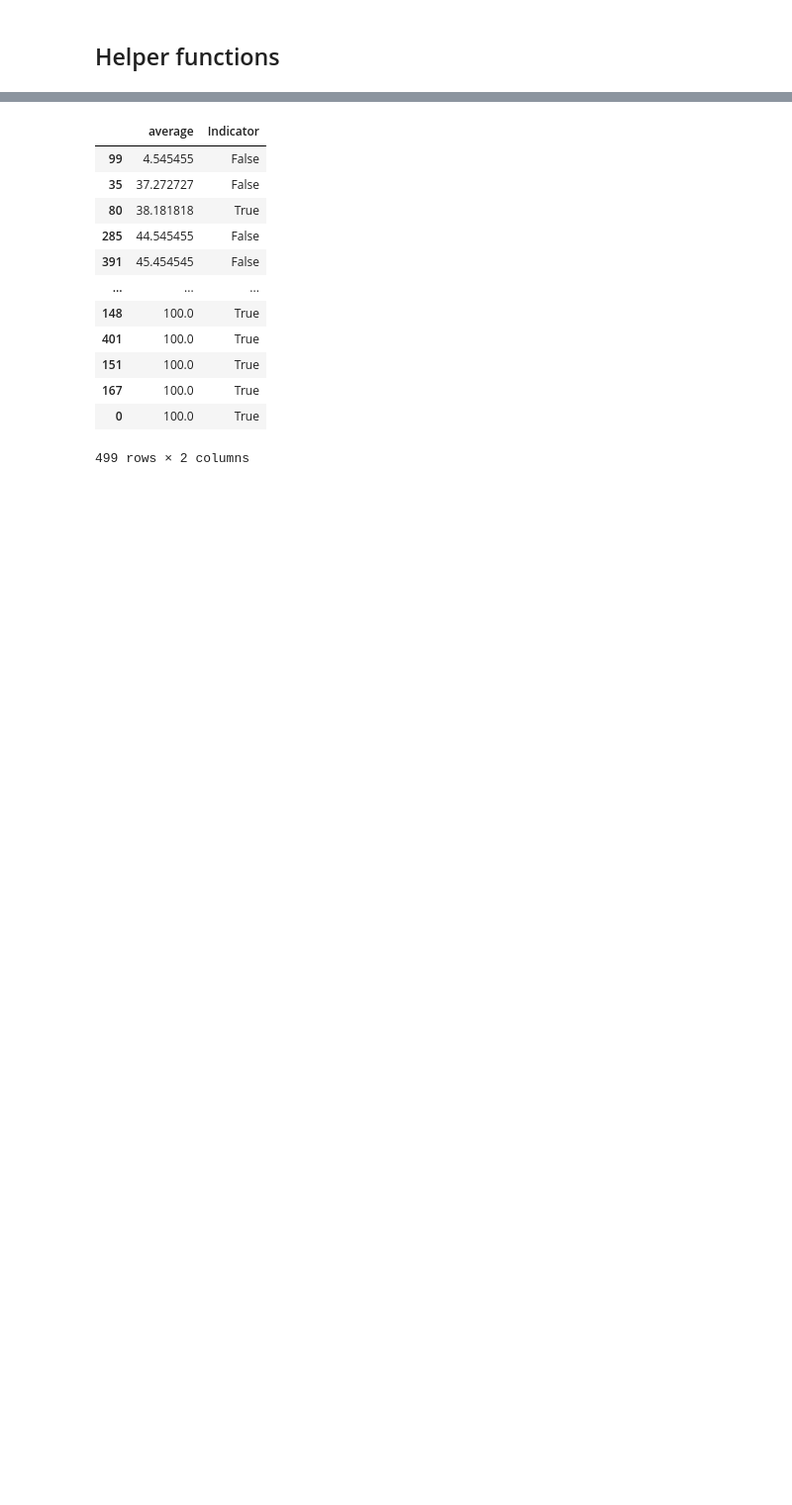
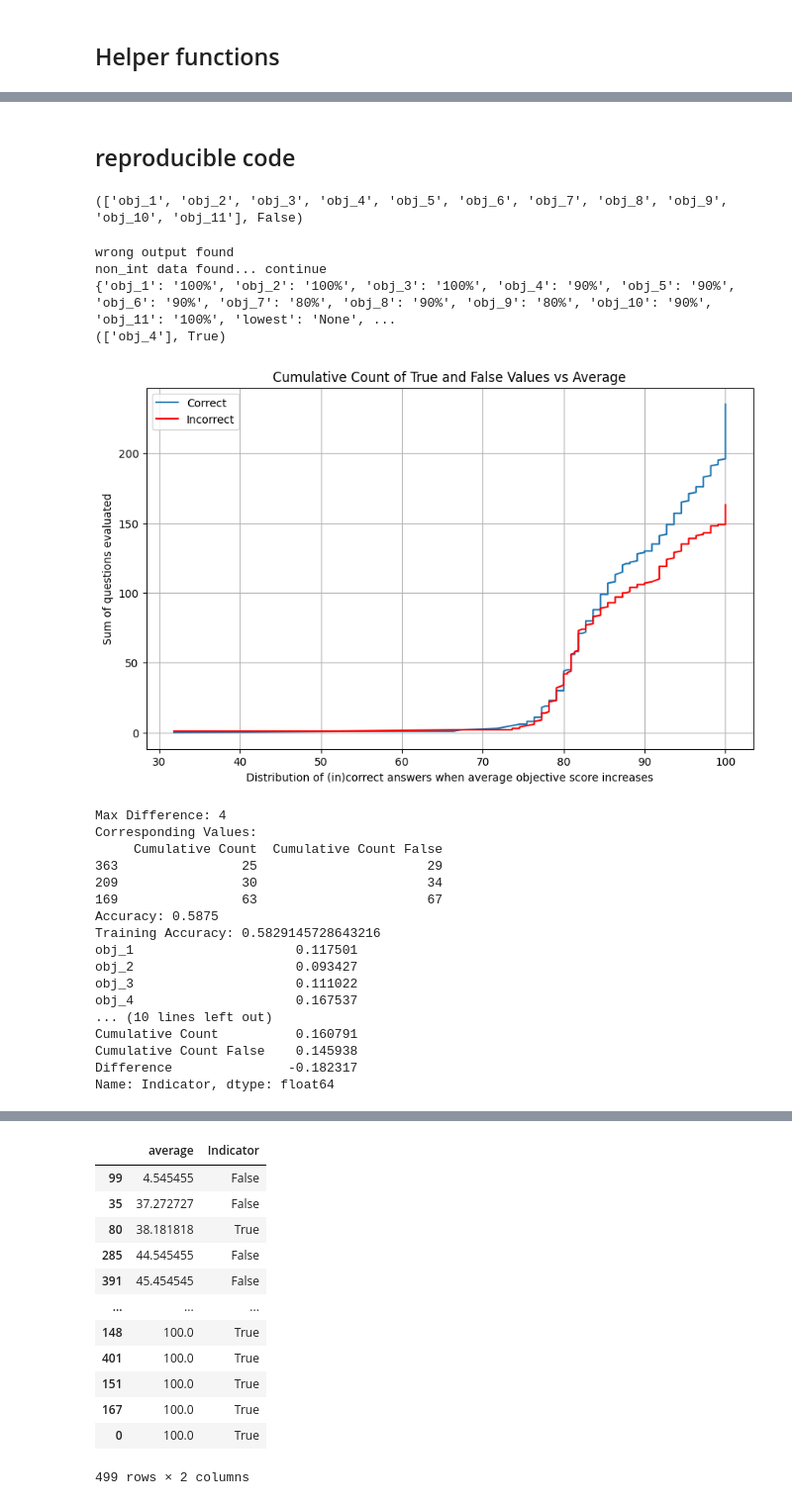
Before and after one commit to OpenBioLink/ThoughtSource, a Jupyter notebook: notebooks/reflection_messages/reflection_to_prediction.ipynb, the cells around one changed output, grey strips where cells are left out. Shown at 99% size. Drawn from its saved outputs; the diff is of its cells as text; code cells hidden in the pictures; blank space fills up the shorter version.

```diff
--- a/notebooks/reflection_messages/reflection_to_prediction.ipynb
+++ b/notebooks/reflection_messages/reflection_to_prediction.ipynb
@@ -730,3 +394,10 @@ For obj_1, U-statistic is 38070.50 and the p-value is 0.00
 | obj_10 | 95.921502 | 86.674757 | 9.246744 |
 | obj_11 | 97.440273 | 78.203883 | 19.236390 |
 | average | 94.613714 | 85.410415 | 9.203299 |
+# %% [markdown]
+## reproducible code
+# %%
+data = data_500
+scores_per_item, variables_per_item, filtered_lowest_tuples, scores_with_indicator = parse_data(data,idx_cot=1,dataset='med_qa',split='test')
+# %% [output]
+(['obj_1', 'obj_2', 'obj_3', 'obj_4', 'obj_5', 'obj_6', 'obj_7', 'obj_8', 'obj_9', 'obj_10', 'obj_11'], False)
@@ -732,0 +490,31 @@ For obj_1, U-statistic is 38070.50 and the p-value is 0.00
+# %%
+# GPT-3.5 supervised by GPT-3.5
+data_400 = Collection.from_json("./med_qa_400_first_gpt-3.5-turbo_gpt-3.5-turbo.json")
+data_100 = Collection.from_json("./med_qa_first_gpt-3.5-turbo_gpt-3.5-turbo.json")
+data_500 = data_400.merge(data_100)
+data = data_500
+scores_per_item, variables_per_item, filtered_lowest_tuples, scores_with_indicator = parse_data(data,idx_cot=1,dataset='med_qa',split='test')
+practical_results(scores_with_indicator)
+# %% [output]
+wrong output found
+non_int data found... continue
+{'obj_1': '100%', 'obj_2': '100%', 'obj_3': '100%', 'obj_4': '90%', 'obj_5': '90%', 'obj_6': '90%', 'obj_7': '80%', 'obj_8': '90%', 'obj_9': '80%', 'obj_10': '90%', 'obj_11': '100%', 'lowest': 'None', ...
+(['obj_4'], True)
+[figure, added]
+Max Difference: 4
+Corresponding Values:
+     Cumulative Count  Cumulative Count False
+363                25                      29
+209                30                      34
+169                63                      67
+Accuracy: 0.5875
+Training Accuracy: 0.5829145728643216
+obj_1                     0.117501
+obj_2                     0.093427
+obj_3                     0.111022
+obj_4                     0.167537
+... (10 lines left out)
+Cumulative Count          0.160791
+Cumulative Count False    0.145938
+Difference               -0.182317
+Name: Indicator, dtype: float64
```
Also changed, not shown: parts of 27 cells of this notebook, 3 other files.
